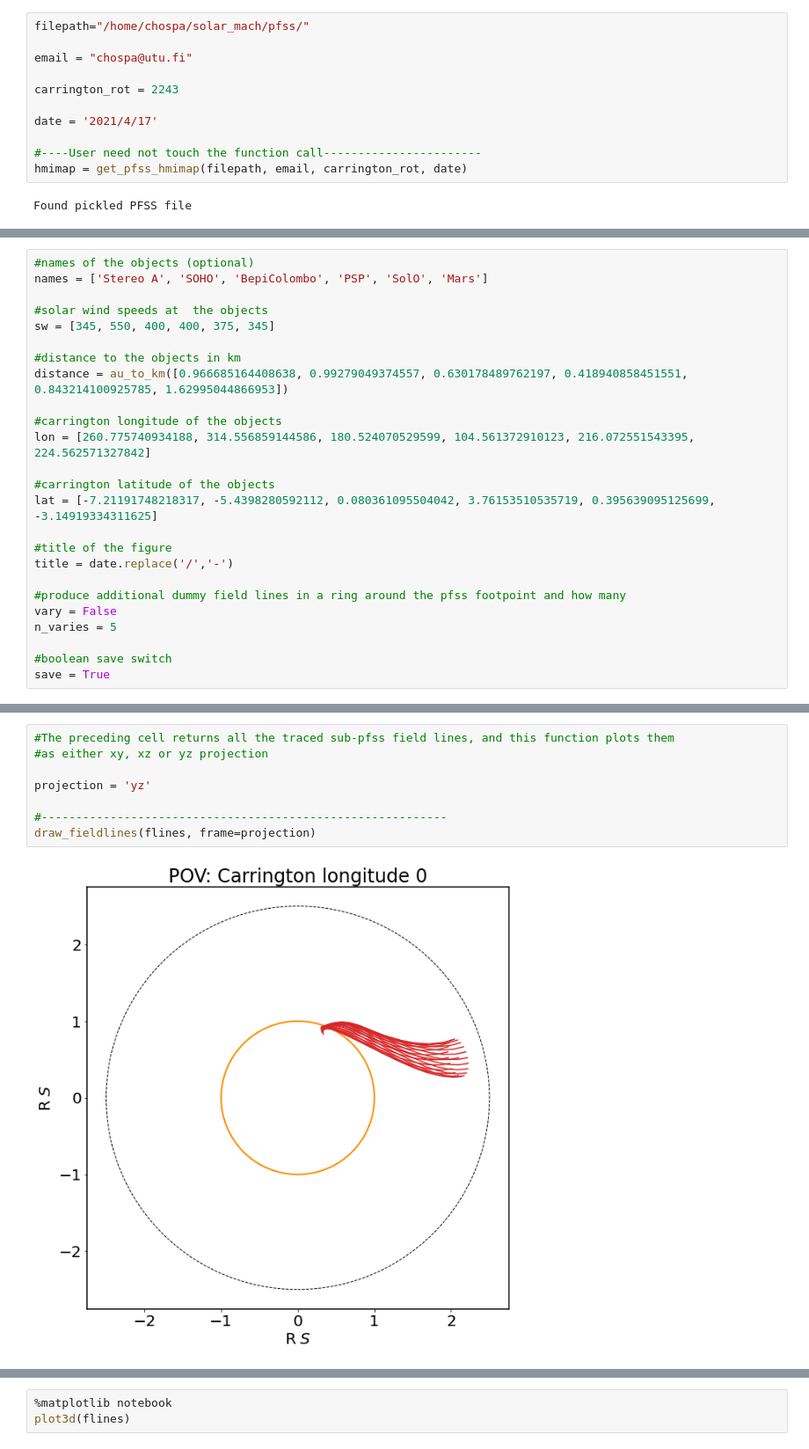
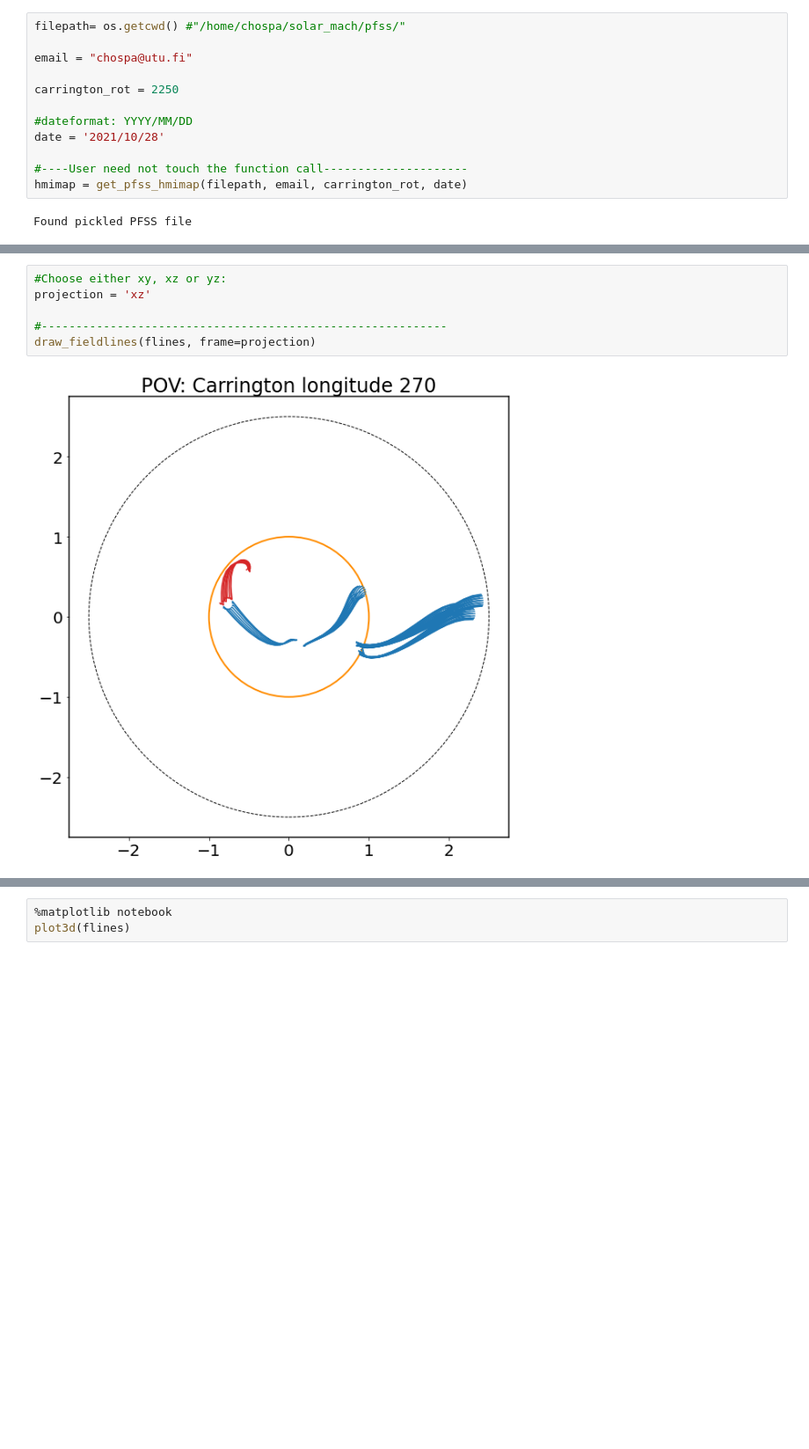
Before and after one commit to Christian-Palmroos/sub_pfss_analysis_notebook, a Jupyter notebook: pfsspy_notebook.ipynb, the cells around one changed output, grey strips where cells are left out. Shown at 88% size. Saved outputs shown, nothing was run; the diff lists cells and outputs as text; blank space fills up the shorter version.

```diff
--- a/pfsspy_notebook.ipynb
+++ b/pfsspy_notebook.ipynb
@@ -6,15 +5,16 @@ from pfss_notebook_lib import *
 # %% [markdown]
 # set the necessary variables for getting an hmi map
 # %%
-filepath="/home/chospa/solar_mach/pfss/"
+filepath= os.getcwd() #"/home/chospa/solar_mach/pfss/"
 
 email = "chospa@utu.fi"
 
-carrington_rot = 2243
+carrington_rot = 2250
 
-date = '2021/4/17'
+#dateformat: YYYY/MM/DD
+date = '2021/10/28'
 
-#----User need not touch the function call-----------------------
+#----User need not touch the function call---------------------
 hmimap = get_pfss_hmimap(filepath, email, carrington_rot, date)
 # %% [output]
 Found pickled PFSS file
@@ -48,28 +67,3 @@ save = True
-# %%
-#names of the objects (optional)
-names = ['Stereo A', 'SOHO', 'BepiColombo', 'PSP', 'SolO', 'Mars']
-
-#solar wind speeds at  the objects
-sw = [345, 550, 400, 400, 375, 345]
-
-#distance to the objects in km
-distance = au_to_km([0.966685164408638, 0.99279049374557, 0.630178489762197, 0.418940858451551, 0.843214100925785, 1.62995044866953])
-
-#carrington longitude of the objects
-lon = [260.775740934188, 314.556859144586, 180.524070529599, 104.561372910123, 216.072551543395, 224.562571327842]
-
-#carrington latitude of the objects
-lat = [-7.21191748218317, -5.4398280592112, 0.080361095504042, 3.76153510535719, 0.395639095125699, -3.14919334311625]
-
-#title of the figure
-title = date.replace('/','-')
-
-#produce additional dummy field lines in a ring around the pfss footpoint and how many
-vary = False
-n_varies = 5
-
-#boolean save switch
-save = True
 # %%
 #No need to touch the function call; just run the cell
 #----------------------------------------------------------
@@ -80,11 +76,9 @@ flines = symlog_pspiral(sw=sw, distance=distance, longitude=lon, latitude=lat, h
 # %%
-#The preceding cell returns all the traced sub-pfss field lines, and this function plots them
-#as either xy, xz or yz projection
-
-projection = 'yz'
+#Choose either xy, xz or yz:
+projection = 'xz'
 
 #-----------------------------------------------------------
 draw_fieldlines(flines, frame=projection)
 # %% [output]
-[figure, old version]
+[figure, new version]
 # %% [markdown]
```
Also changed, not shown: parts of 17 cells of this notebook, 1 other file.
